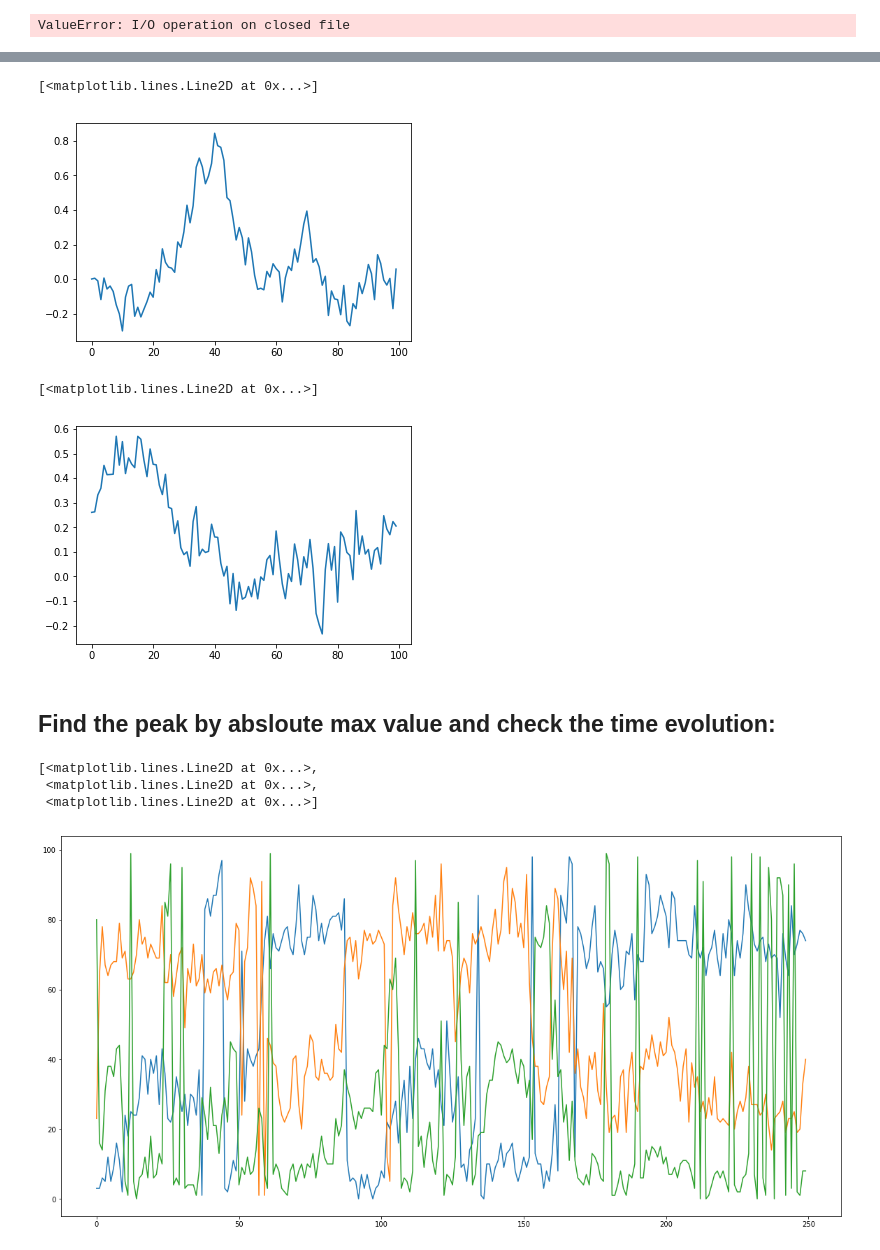
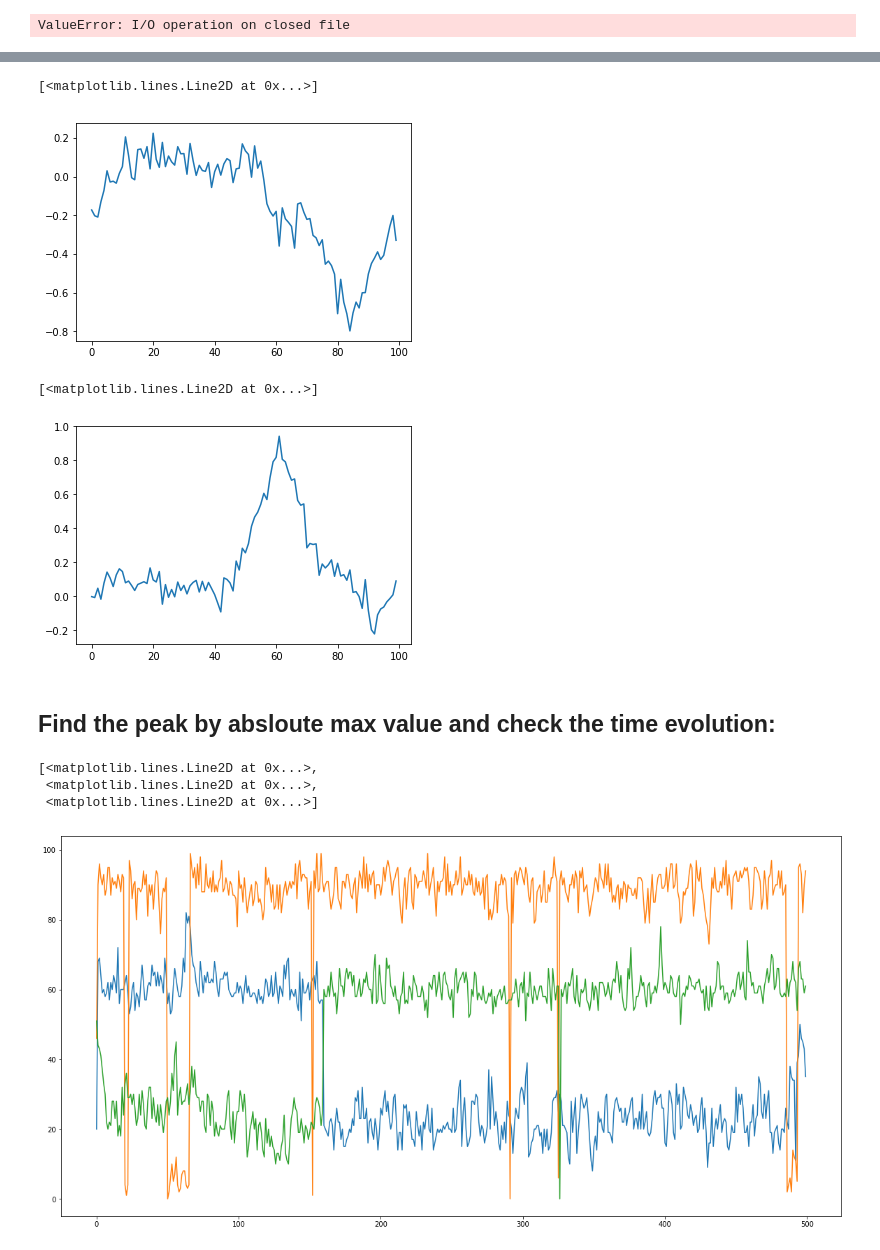
Before and after one commit to btemoshir/learningDynamics, a Jupyter notebook: 17_BumpMove_High_learningRate.ipynb, the cells around one changed output, grey strips where cells are left out. Drawn from its saved outputs; the diff is of its cells as text; code cells hidden in the pictures.

```diff
--- a/17_BumpMove_High_learningRate.ipynb
+++ b/17_BumpMove_High_learningRate.ipynb
@@ -42,7 +42,7 @@ dill.load_session('./data_bruckner/data/notebookData/17_BumpMove_High_learningRa
 
 N = 100
 beta = 1.
-Num_configs = 10000
+Num_configs = 20000
 
 #Generate spins using Gibbs Sampling MCMC
 BM = bm.BM(N=N,nature='Spin')
@@ -55,8 +55,8 @@ BM.layer.couplings[-1,0] += beta
 data = BM.gen_data(Nchains=1,Nthermalize=0,Lchains=Num_configs,Nstep=200) # N steps.
 
 #Train the model
-RBM = rbm.RBM(visible = 'Spin', n_v=N, n_h = 20, hidden = 'Spin',zero_field = True)
-results = RBM.fit(data,n_iter=250,verbose=0,learning_rate = 0.05,record=['W'],record_interval=1000,batch_size=10,N_MC= 20, lr_decay=False,batch_norm=False);
+RBM = rbm.RBM(visible = 'Spin', n_v=N, n_h = 3, hidden = 'Spin',zero_field = False)
+results = RBM.fit(data,n_iter=250,verbose=0,learning_rate = 0.05,record=['W','FV','FH'],record_interval=1000,batch_size=10,N_MC= 20, lr_decay=False,batch_norm=False);
 # %%
 #from ffmpeg import ffmpeg
 #from ffmpy import FFmpeg
@@ -73,13 +73,13 @@ plt.plot(np.array(results['W'])[-1,0,:])
 # %%
-plt.plot(np.array(results['W'])[-1,1,:])
+plt.plot(np.array(results['W'])[-150,1,:])
 # %% [output]
 [<matplotlib.lines.Line2D at 0x...>]
-[figure, old version]
+[figure, new version]
 # %%
-plt.plot(np.array(results['W'])[-1,2,:])
+plt.plot(np.array(results['W'])[-100,2,:])
 # %% [output]
 [<matplotlib.lines.Line2D at 0x...>]
-[figure, old version]
+[figure, new version]
 # %% [markdown]
 ## Find the peak by absloute max value and check the time evolution:
 # %%
@@ -87,9 +87,9 @@ peakCentre = np.zeros([np.shape(np.array(results['W']))[0],np.shape(np.array(res
 peakCentre = np.argmax(abs(np.array(results['W'])),axis=2)
 # %%
 plt.figure(figsize=(20,10))
-plt.plot(peakCentre[:])
+plt.plot(peakCentre)
 # %% [output]
 [<matplotlib.lines.Line2D at 0x...>,
  <matplotlib.lines.Line2D at 0x...>,
  <matplotlib.lines.Line2D at 0x...>]
-[figure, old version]
+[figure, new version]
```
Also changed, not shown: parts of 47 cells of this notebook, 7 other files.
